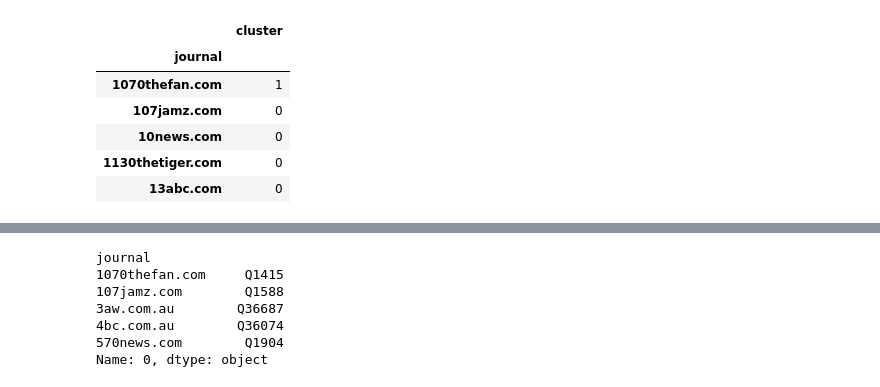
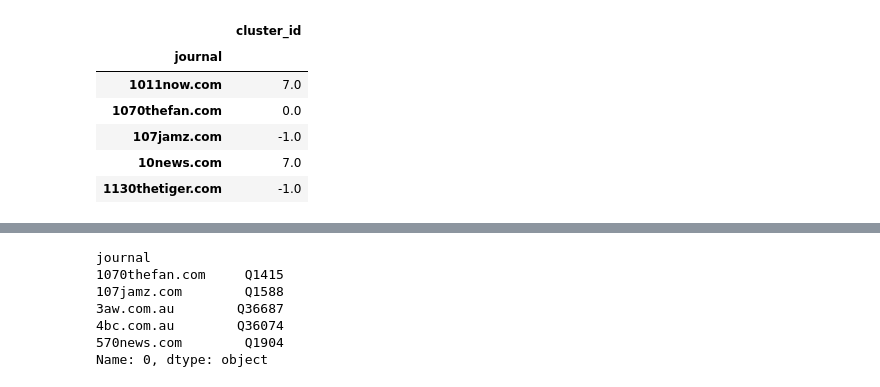
Before and after one commit to epfl-ada/ada-2021-project-improvise-adapt-overcome, a Jupyter notebook: src/data_visualization.ipynb, the cells around one changed output, grey strips where cells are left out. Saved outputs shown, nothing was run; the diff lists cells and outputs as text; code cells hidden in the pictures.

Commit message:
re generate cluster locations

```diff
--- a/src/data_visualization.ipynb
+++ b/src/data_visualization.ipynb
@@ -11,15 +13,16 @@ JOURNAL_ATTRS_PATH = MOUNT_PATH + "journal_attributes.json"
 CLUSTER_LOCATIONS = MOUNT_PATH + "cluster_locations.csv.bz2"
 # %%
-clusters = pd.read_csv(CLUSTER_PATH, index_col='journal', names=['journal', 'cluster'], header=1)
+clusters = pd.read_csv(CLUSTER_PATH, index_col='journal', usecols=['journal', 'cluster_id'])
+clusters.rename(columns={'cluster_id': 'cluster'})
 clusters.head()
 # %% [output]
-|  | cluster |
+|  | cluster_id |
 | journal |  |
-| 1070thefan.com | 1 |
-| 107jamz.com | 0 |
-| 10news.com | 0 |
-| 1130thetiger.com | 0 |
-| 13abc.com | 0 |
+| 1011now.com | 7.0 |
+| 1070thefan.com | 0.0 |
+| 107jamz.com | -1.0 |
+| 10news.com | 7.0 |
+| 1130thetiger.com | -1.0 |
 # %%
 journal_semantics = pd.read_csv(JOURNAL_SEMANTIC_PATH)
 journal_semantics.head()
```
Also changed, not shown: parts of 7 cells of this notebook, 1 other file.
